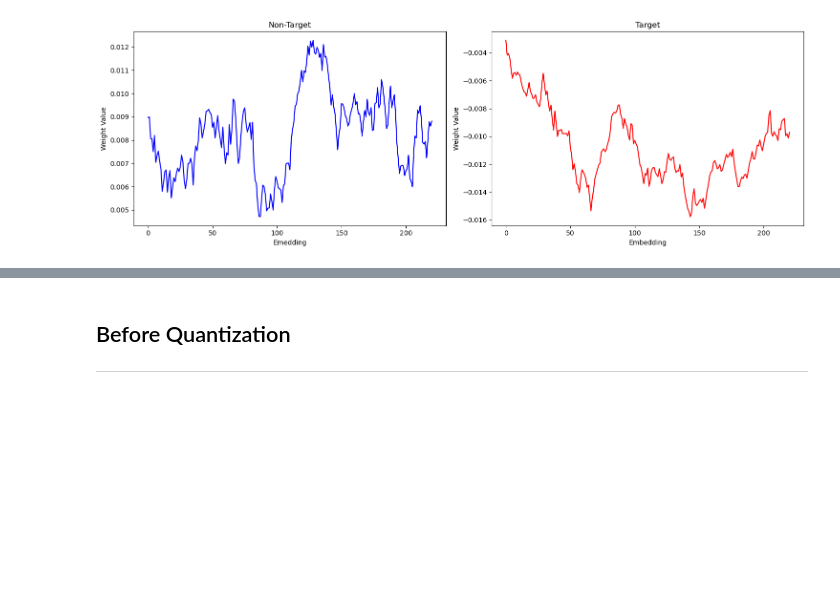
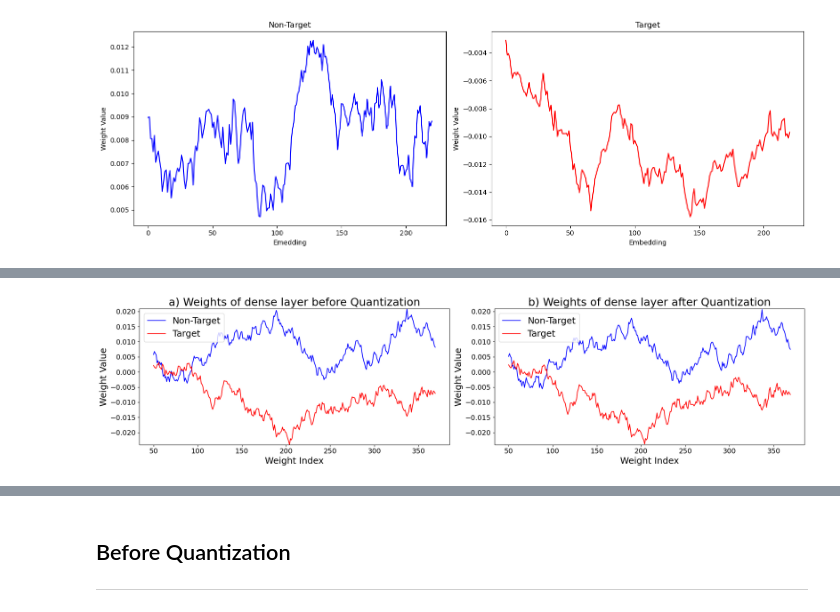
Before and after one commit to rehroman/tinyml-bird-song-detection, a Jupyter notebook: notebooks/8_Baseline_BirdNET_V2.1_softmax_activationcheck.ipynb, the cells around one changed output, grey strips where cells are left out. Drawn from its saved outputs; the diff is of its cells as text; code cells hidden in the pictures; blank space fills up the shorter version.

```diff
--- a/notebooks/8_Baseline_BirdNET_V2.1_softmax_activationcheck.ipynb
+++ b/notebooks/8_Baseline_BirdNET_V2.1_softmax_activationcheck.ipynb
@@ -347 +436,83 @@ plt.show()
+# %%
+import numpy as np
+import matplotlib.pyplot as plt
+import os
+
+def rolling_average_resampled(data, window_size):
+    half_window = window_size // 2
+    smoothed_data = []
+
+    for i in range(half_window):
+        smoothed_data.append(np.mean(data[:i+half_window+1]))
+
+    for i in range(half_window, len(data) - half_window):
+        smoothed_data.append(np.mean(data[i-half_window:i+half_window+1]))
+
+    for i in range(len(data) - half_window, len(data)):
+        smoothed_data.append(np.mean(data[i-half_window:]))
+
+    return np.array(smoothed_data)
+
+# Window size for rolling average
+window_size = 100
+half_window = window_size // 2
+
+# Get weights from baseline model
+weights_baseline = baselineModel_activation_softmax.get_layer('dense').get_weights()[0]
+smoothed_non_target_baseline = rolling_average_resampled(weights_baseline[:, 0], window_size)
+smoothed_target_baseline = rolling_average_resampled(weights_baseline[:, 1], window_size)
+
+# Get weights from TFLite model
+weights_tflite = interpreter.get_tensor(127).T
+smoothed_non_target_tflite = rolling_average_resampled(weights_tflite[:, 0], window_size)
+smoothed_target_tflite = rolling_average_resampled(weights_tflite[:, 1], window_size)
+
+fig, axarr = plt.subplots(1, 2, figsize=(20, 5))
+
+# Determine the overall y-axis limits
+ymin = min(smoothed_non_target_baseline[half_window:-half_window].min(),
+           smoothed_target_baseline[half_window:-half_window].min(),
+           smoothed_non_target_tflite[half_window:-half_window].min(),
+           smoothed_target_tflite[half_window:-half_window].max())
+ymax = max(smoothed_non_target_baseline[half_window:-half_window].max(),
+           smoothed_target_baseline[half_window:-half_window].max(),
+           smoothed_non_target_tflite[half_window:-half_window].max(),
+           smoothed_target_tflite[half_window:-half_window].max())
+
+# Set font sizes
+title_font_size = 22
+label_font_size = 18
+legend_font_size = 18
+
+# Plot weights for baseline model
+axarr[0].plot(range(half_window, len(smoothed_non_target_baseline) - half_window), smoothed_non_target_baseline[half_window:-half_window], color='blue', label='Non-Target')
+axarr[0].plot(range(half_window, len(smoothed_target_baseline) - half_window), smoothed_target_baseline[half_window:-half_window], color='red', label='Target')
+axarr[0].set_title("a) Weights of dense layer before Quantization", fontsize=title_font_size)
+axarr[0].set_ylabel("Weight Value", fontsize=label_font_size)
+axarr[0].set_xlabel("Weight Index", fontsize=label_font_size)
+axarr[0].legend(loc='upper left', fontsize=legend_font_size)
+axarr[0].set_ylim(ymin, ymax)
+
+# Plot weights for TFLite model
+axarr[1].plot(range(half_window, len(smoothed_non_target_tflite) - half_window), smoothed_non_target_tflite[half_window:-half_window], color='blue', label='Non-Target')
+axarr[1].plot(range(half_window, len(smoothed_target_tflite) - half_window), smoothed_target_tflite[half_window:-half_window], color='red', label='Target')
+axarr[1].set_title("b) Weights of dense layer after Quantization", fontsize=title_font_size)
+axarr[1].set_ylabel("Weight Value", fontsize=label_font_size)
+axarr[1].set_xlabel("Weight Index", fontsize=label_font_size)
+axarr[1].legend(loc='upper left', fontsize=legend_font_size)
+axarr[1].set_ylim(ymin, ymax)
+
+axarr[0].tick_params(axis='both', labelsize=14)
+axarr[1].tick_params(axis='both', labelsize=14)
+
+plt.tight_layout()
+
+image_folder = 'Image'
+os.makedirs(image_folder, exist_ok=True)
+image_path = os.path.join(image_folder, 'combined_weight_values_windowsize100')
+plt.savefig(f"{image_path}.pdf")
+
+plt.show()
+# %% [output]
+[figure, added]
 # %% [markdown]
```
Also changed, not shown: parts of 37 cells of this notebook, 1 other file.
